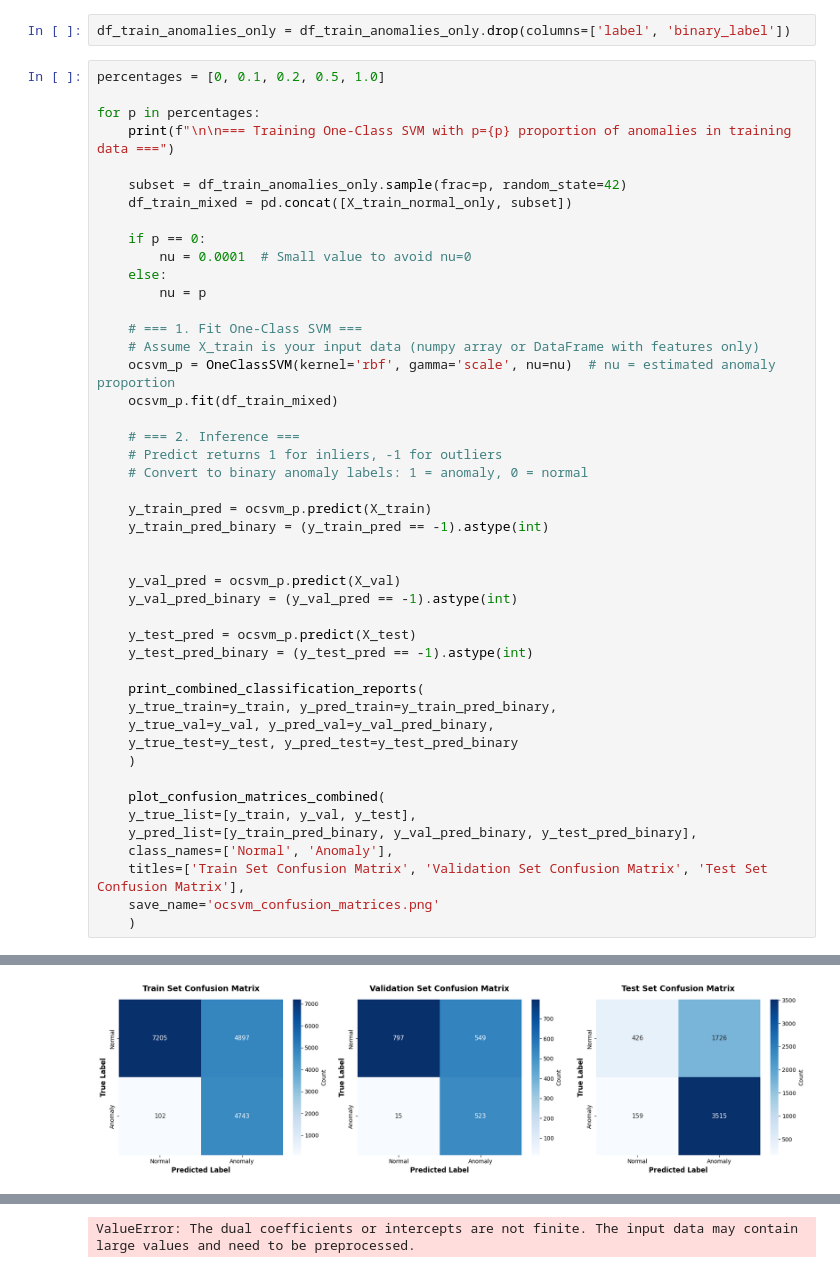
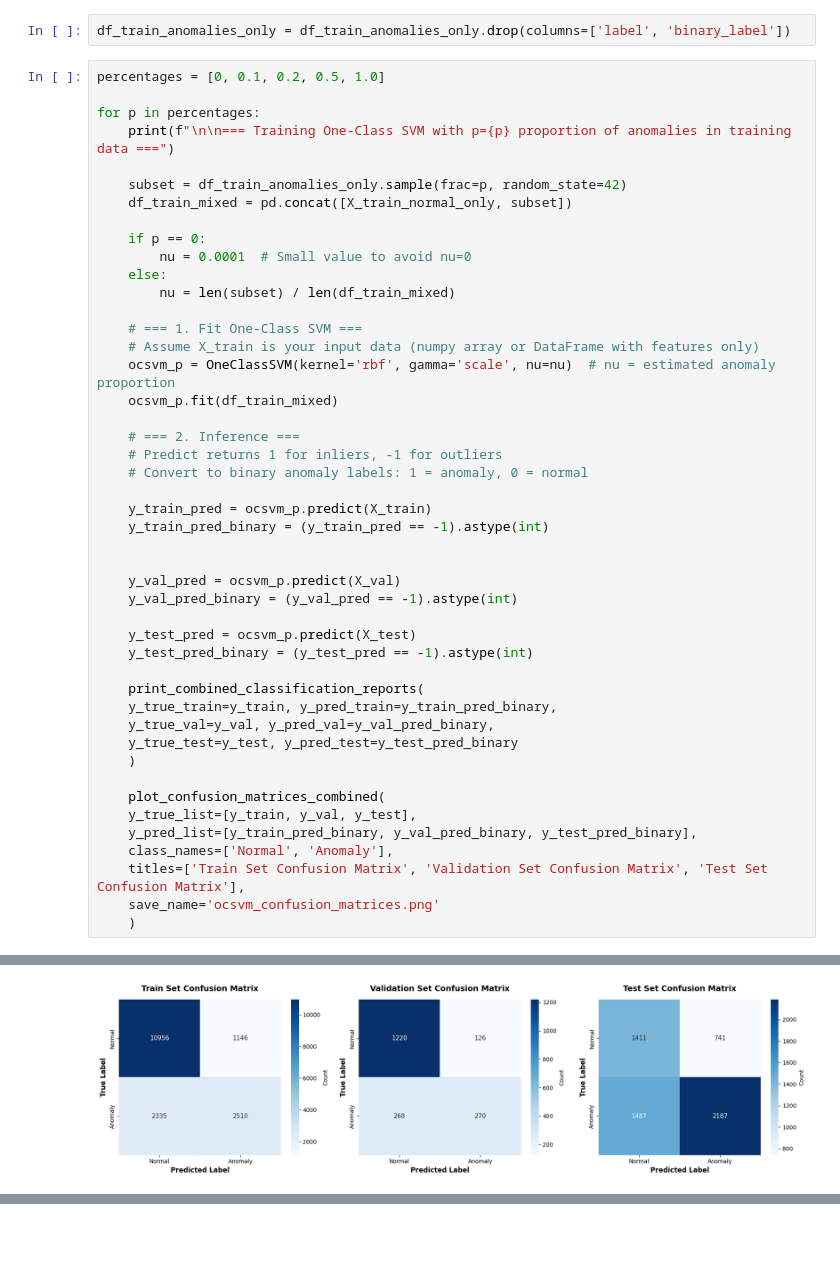
Before and after one commit to RenatoMignone/unsupervised-network-intrusion-detection, a Jupyter notebook: lab/notebooks/Task2.ipynb, the cells around one changed output, grey strips where cells are left out. Saved outputs shown, nothing was run; the diff lists cells and outputs as text; blank space fills up the shorter version.

Commit message:
Fix bug Task 2 (nu value)

```diff
--- a/lab/notebooks/Task2.ipynb
+++ b/lab/notebooks/Task2.ipynb
@@ -284,7 +290,7 @@ for p in percentages:
     if p == 0:
         nu = 0.0001  # Small value to avoid nu=0
     else:
-        nu = p
+        nu = len(subset) / len(df_train_mixed)
 
     # === 1. Fit One-Class SVM ===
     # Assume X_train is your input data (numpy array or DataFrame with features only)
@@ -376,3 +382,3 @@ Accuracy             0.71  0.70  0.68
 =============================================================================================================================
-[figure, old version]
+[figure, new version]
 === Training One-Class SVM with p=1.0 proportion of anomalies in training data ===
@@ -379 +396,0 @@ Accuracy             0.71  0.70  0.68
-ValueError: The dual coefficients or intercepts are not finite. The input data may contain large values and need to be preprocessed.
```
Also changed, not shown: parts of 6 cells of this notebook.
